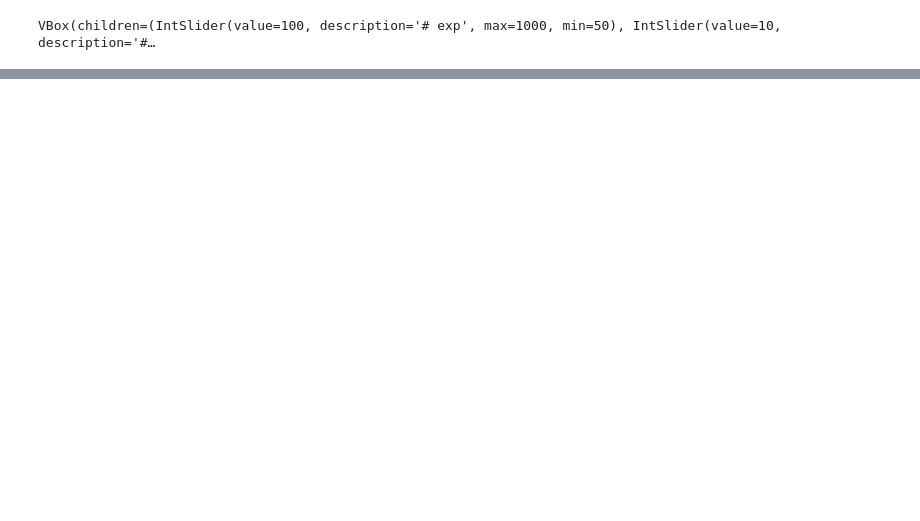
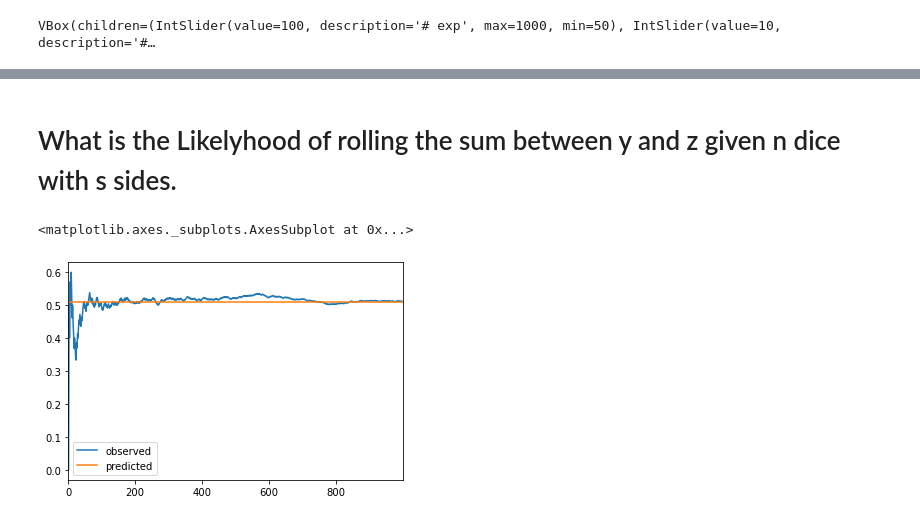
Before and after one commit to zeusgedofdata/Intro-to-machine-learning, a Jupyter notebook: BernoulliDensity.ipynb, the cells around one changed output, grey strips where cells are left out. Drawn from its saved outputs; the diff is of its cells as text; code cells hidden in the pictures; blank space fills up the shorter version.

```diff
--- a/BernoulliDensity.ipynb
+++ b/BernoulliDensity.ipynb
@@ -85,0 +113,29 @@ bernoulli.plot(kind='line', y='predicted', ax=ax)
+# %% [markdown]
+# What is the Likelyhood of rolling the sum between y and z given n dice with s sides.
+# %%
+experiment_count = 1000
+number_dice = 5
+number_sides = 10
+expected_range = [20,30] #[5,6] resolves to 5
+
+results = []
+bernoulli = pd.DataFrame(columns = ['observed', 'predicted'])
+
+for n in range(experiment_count):
+    die_value = roll_dice(number_sides, number_dice)
+    result = int(expected_range[0]<=die_value<expected_range[1])
+    results.append(result)
+    observed = sum(results)/(n+1)
+    bernoulli = bernoulli.append({'observed':observed}, ignore_index = True)
+
+
+bernoulli['predicted'] = sum([calculate_dice_liklyhood(x,number_dice, number_sides) for x in range(expected_range[0],expected_range[1])])
+
+
+
+ax = plt.gca()
+bernoulli.plot(kind='line', y='observed', ax=ax)
+bernoulli.plot(kind='line', y='predicted', ax=ax)
+# %% [output]
+<matplotlib.axes._subplots.AxesSubplot at 0x...>
+[figure, added]
```
Also changed, not shown: parts of 5 cells of this notebook.
